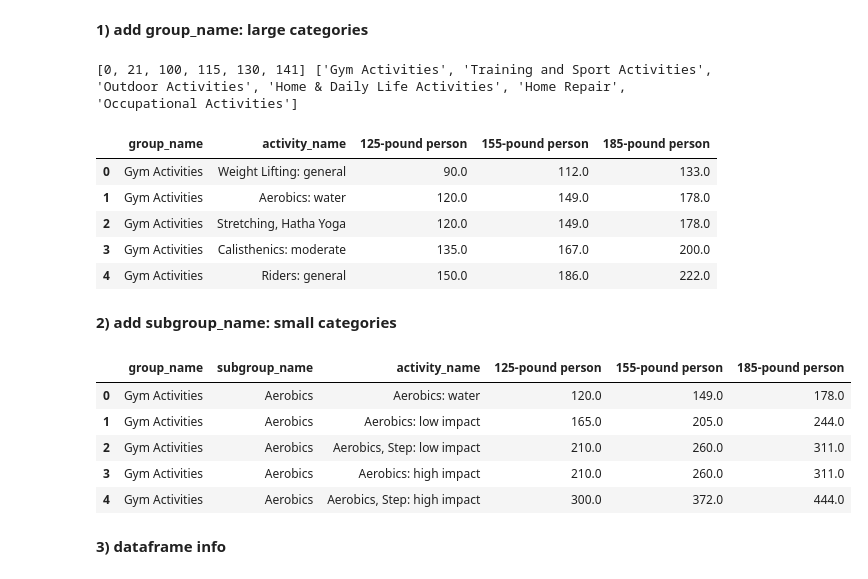
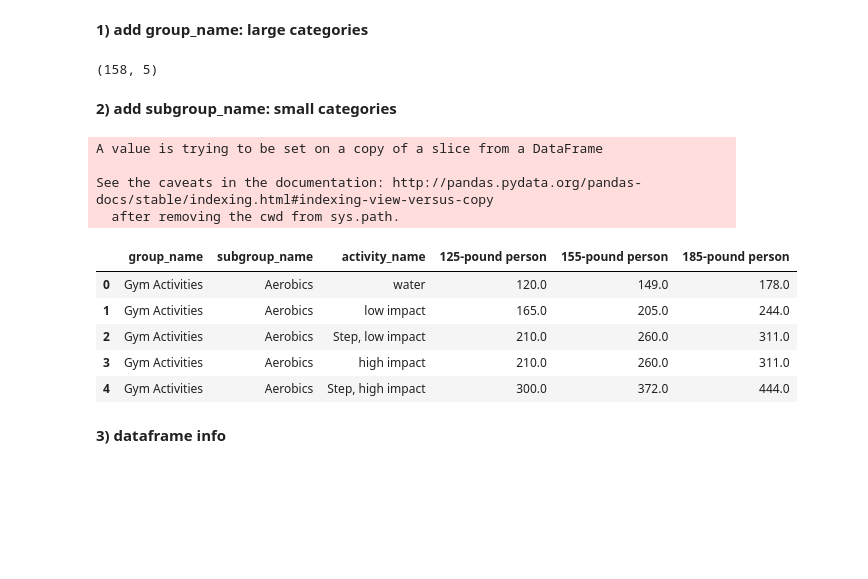
Before and after one commit to DrRadan/TwitterHealth, a Jupyter notebook: notebooks/Activity_List_General.ipynb, the cells around one changed output. Cells and saved outputs as stored; diff of their text form; code cells hidden in the pictures; blank space fills up the shorter version.

Commit message:
update rescale activity list

```diff
--- a/notebooks/Activity_List_General.ipynb
+++ b/notebooks/Activity_List_General.ipynb
@@ -96,7 +82,6 @@ for i in range(len(df)):
     if i == 0 or df.iloc[i][1] == ' ':
         index_lst.append(i)
         group_lst.append(df.iloc[i][0])
-print(index_lst, group_lst)
 
 group = []
 index_lst += [len(df)]
@@ -104,36 +89,34 @@ for i in range(len(index_lst)-1):
     group += [group_lst[i] for j in range(index_lst[i+1]-index_lst[i])]
 df['group_name'] = group
 df = df.drop(df.index[index_lst[:-1]])
-# %% [output]
-[0, 21, 100, 115, 130, 141] ['Gym Activities', 'Training and Sport Activities', 'Outdoor Activities', 'Home & Daily Life Activities', 'Home Repair', 'Occupational Activities']
 # %%
 df = df[['group_name','activity_name','125-pound person','155-pound person','185-pound person']].reset_index(drop=True)
 df[['125-pound person','155-pound person','185-pound person']] = df[['125-pound person','155-pound person','185-pound person']].astype('float')
-df.head()
+df.shape
 # %% [output]
-|  | group_name | activity_name | 125-pound person | 155-pound person | 185-pound person |
-| 0 | Gym Activities | Weight Lifting: general | 90.0 | 112.0 | 133.0 |
-| 1 | Gym Activities | Aerobics: water | 120.0 | 149.0 | 178.0 |
-| 2 | Gym Activities | Stretching, Hatha Yoga | 120.0 | 149.0 | 178.0 |
-| 3 | Gym Activities | Calisthenics: moderate | 135.0 | 167.0 | 200.0 |
-| 4 | Gym Activities | Riders: general | 150.0 | 186.0 | 222.0 |
+(158, 5)
 # %% [markdown]
 __2) add subgroup_name: small categories__
 # %%
 subgroup_name = []
 for i in range(len(df)):
     subgroup_name.append(df['activity_name'][i].split(':')[0].split(',')[0])
+    df['activity_name'][i] = ','.join(df['activity_name'][i].split(':')[0].split(',')[1:] + df['activity_name'][i].split(':')[1:])
 df['subgroup_name'] = subgroup_name
 df = df[['group_name','subgroup_name','activity_name','125-pound person','155-pound person','185-pound person']]
 df = df.sort_values(by=['group_name','subgroup_name']).reset_index(drop=True)
 df.head()
 # %% [output]
+A value is trying to be set on a copy of a slice from a DataFrame
+
+See the caveats in the documentation: http://pandas.pydata.org/pandas-docs/stable/indexing.html#indexing-view-versus-copy
+  after removing the cwd from sys.path.
 |  | group_name | subgroup_name | activity_name | 125-pound person | 155-pound person | 185-pound person |
-| 0 | Gym Activities | Aerobics | Aerobics: water | 120.0 | 149.0 | 178.0 |
-| 1 | Gym Activities | Aerobics | Aerobics: low impact | 165.0 | 205.0 | 244.0 |
-| 2 | Gym Activities | Aerobics | Aerobics, Step: low impact | 210.0 | 260.0 | 311.0 |
-| 3 | Gym Activities | Aerobics | Aerobics: high impact | 210.0 | 260.0 | 311.0 |
-| 4 | Gym Activities | Aerobics | Aerobics, Step: high impact | 300.0 | 372.0 | 444.0 |
+| 0 | Gym Activities | Aerobics | water | 120.0 | 149.0 | 178.0 |
+| 1 | Gym Activities | Aerobics | low impact | 165.0 | 205.0 | 244.0 |
+| 2 | Gym Activities | Aerobics | Step, low impact | 210.0 | 260.0 | 311.0 |
+| 3 | Gym Activities | Aerobics | high impact | 210.0 | 260.0 | 311.0 |
+| 4 | Gym Activities | Aerobics | Step, high impact | 300.0 | 372.0 | 444.0 |
 # %% [markdown]
 __3) dataframe info__
 # %%
```
Also changed, not shown: parts of 6 cells of this notebook.
